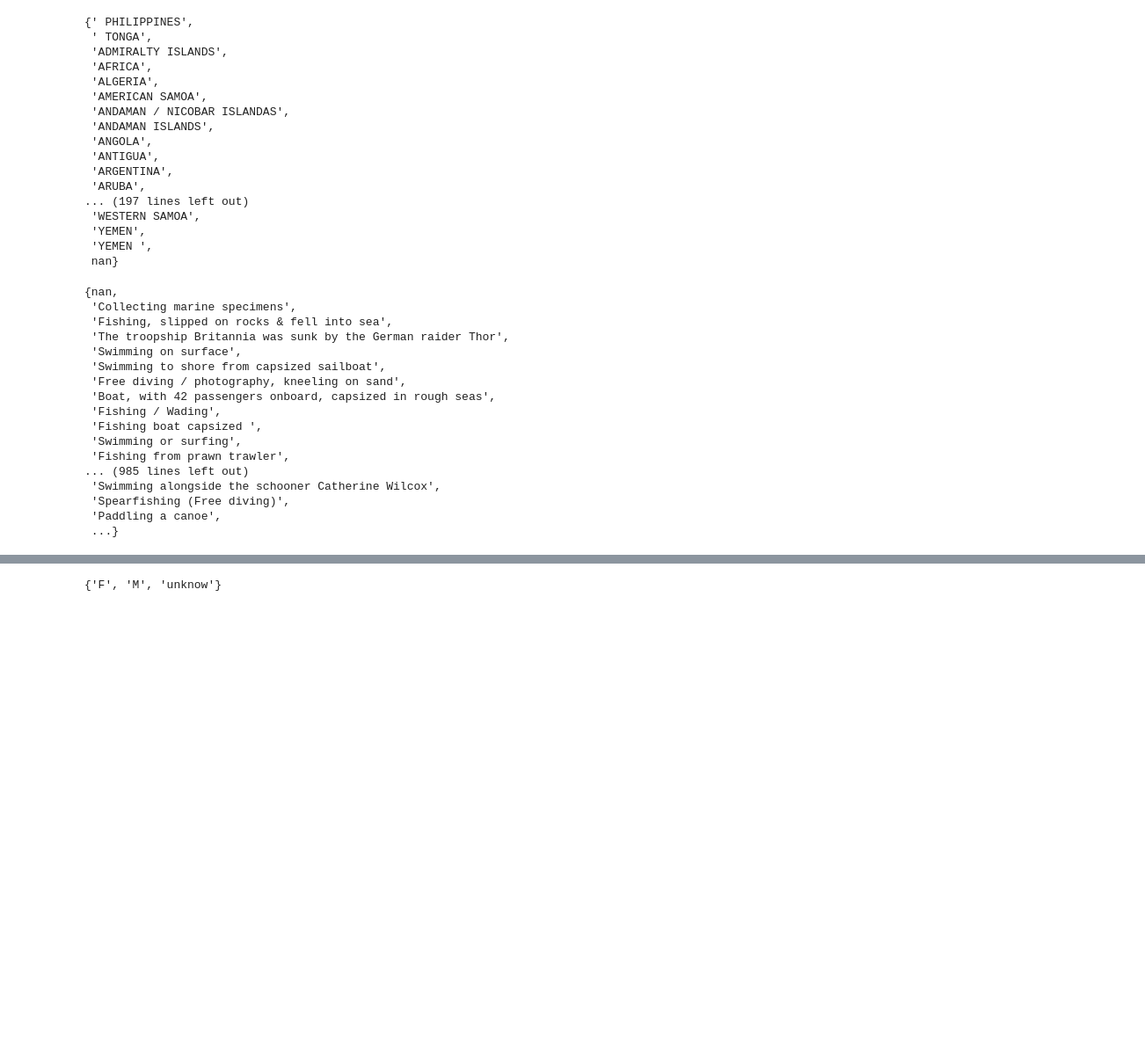
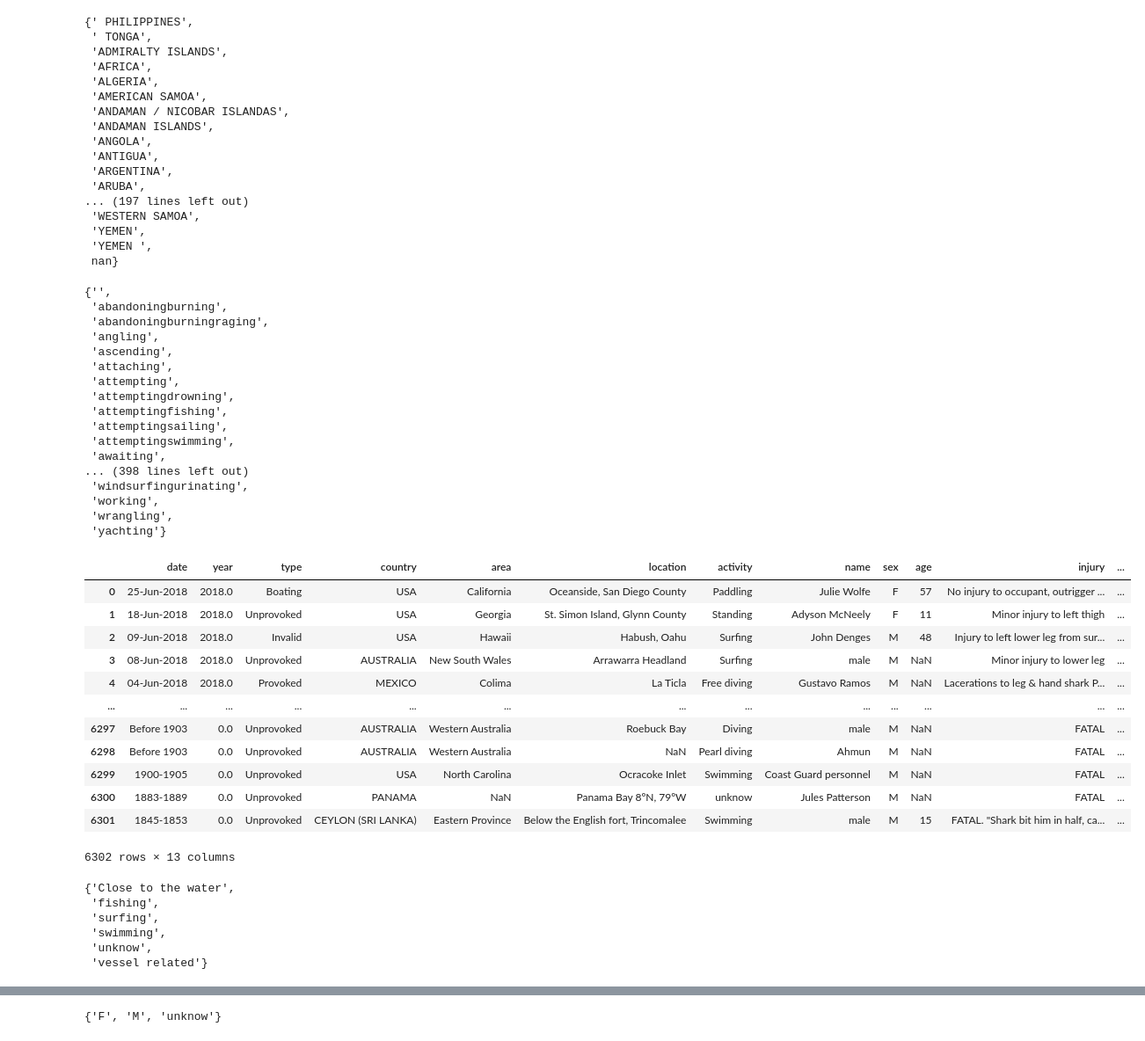
Before and after one commit to Gitfracto/data-cleaning-pandas, a Jupyter notebook: panditas.ipynb, the cells around one changed output, grey strips where cells are left out. Shown at 88% size. Drawn from its saved outputs; the diff is of its cells as text; code cells hidden in the pictures; blank space fills up the shorter version.

Commit message:
tiburon_clean activities

```diff
--- a/panditas.ipynb
+++ b/panditas.ipynb
@@ -245,7 +245,7 @@ original_order               3
 dtype: int64
 # %%
 #I decided to drop all the columns that i wont use in my hypothesis
-tiburon_clean = tiburon_renamed.drop(["species","time","original_order","href","href_formula","pdf"],axis=1)
+tiburon_clean = tiburon_renamed.drop(["species","time","original_order","href","href_formula","pdf","investigator_or_source"],axis=1)
 # %%
 #By making these lines of code, I can erase all the columns and rows where all values are NaN
 tiburon_clean.dropna(axis=0, how='all',inplace=True)
@@ -322,23 +321,46 @@ set(list(tiburon_clean["country"].unique()))
  'YEMEN',
  'YEMEN ',
  nan}
+# %%
+tiburon_clean.activity.fillna("unknow",inplace=True)
+# %%
+def regex_activity(x):
+    return "".join(re.findall(r'\b(\w+ing)\b',x)).lower()
+# %%
+tiburon_clean["activity_verb"] = tiburon_clean.activity.apply(regex_activity)
 # %%
-set(list(tiburon_clean["activity"].unique()))
+set(list(tiburon_clean["activity_verb"].unique()))
 # %% [output]
-{nan,
- 'Collecting marine specimens',
- 'Fishing, slipped on rocks & fell into sea',
- 'The troopship Britannia was sunk by the German raider Thor',
- 'Swimming on surface',
- 'Swimming to shore from capsized sailboat',
- 'Free diving / photography, kneeling on sand',
- 'Boat, with 42 passengers onboard, capsized in rough seas',
- 'Fishing / Wading',
- 'Fishing boat capsized ',
- 'Swimming or surfing',
- 'Fishing from prawn trawler',
-... (985 lines left out)
- 'Swimming alongside the schooner Catherine Wilcox',
- 'Spearfishing (Free diving)',
- 'Paddling a canoe',
- ...}
+{'',
+ 'abandoningburning',
+ 'abandoningburningraging',
+ 'angling',
+ 'ascending',
+ 'attaching',
+ 'attempting',
+ 'attemptingdrowning',
+ 'attemptingfishing',
+ 'attemptingsailing',
+ 'attemptingswimming',
+ 'awaiting',
+... (398 lines left out)
+ 'windsurfingurinating',
+ 'working',
+ 'wrangling',
+ 'yachting'}
+# %%
+tiburon_clean
+# %% [output]
+|  | date | year | type | country | area | location | activity | name | sex | age | injury | ... |
+| 0 | 25-Jun-2018 | 2018.0 | Boating | USA | California | Oceanside, San Diego County | Paddling | Julie Wolfe | F | 57 | No injury to occupant, outrigger ... | ... |
+| 1 | 18-Jun-2018 | 2018.0 | Unprovoked | USA | Georgia | St. Simon Island, Glynn County | Standing | Adyson McNeely | F | 11 | Minor injury to left thigh | ... |
+| 2 | 09-Jun-2018 | 2018.0 | Invalid | USA | Hawaii | Habush, Oahu | Surfing | John Denges | M | 48 | Injury to left lower leg from sur... | ... |
+| 3 | 08-Jun-2018 | 2018.0 | Unprovoked | AUSTRALIA | New South Wales | Arrawarra Headland | Surfing | male | M | NaN | Minor injury to lower leg | ... |
+| 4 | 04-Jun-2018 | 2018.0 | Provoked | MEXICO | Colima | La Ticla | Free diving | Gustavo Ramos | M | NaN | Lacerations to leg & hand shark P... | ... |
+| ... | ... | ... | ... | ... | ... | ... | ... | ... | ... | ... | ... | ... |
+| 6297 | Before 1903 | 0.0 | Unprovoked | AUSTRALIA | Western Australia | Roebuck Bay | Diving | male | M | NaN | FATAL | ... |
+| 6298 | Before 1903 | 0.0 | Unprovoked | AUSTRALIA | Western Australia | NaN | Pearl diving | Ahmun | M | NaN | FATAL | ... |
+| 6299 | 1900-1905 | 0.0 | Unprovoked | USA | North Carolina | Ocracoke Inlet | Swimming | Coast Guard personnel | M | NaN | FATAL | ... |
+| 6300 | 1883-1889 | 0.0 | Unprovoked | PANAMA | NaN | Panama Bay 8ºN, 79ºW | unknow | Jules Patterson | M | NaN | FATAL | ... |
+| 6301 | 1845-1853 | 0.0 | Unprovoked | CEYLON (SRI LANKA) | Eastern Province | Below the English fort, Trincomalee | Swimming | male | M | 15 | FATAL. "Shark bit him in half, ca... | ... |
+6302 rows × 13 columns
@@ -344,0 +383,9 @@ set(list(tiburon_clean["activity"].unique()))
+# %%
+set(list(tiburon_clean["activity_verb2"].unique()))
+# %% [output]
+{'Close to the water',
+ 'fishing',
+ 'surfing',
+ 'swimming',
+ 'unknow',
+ 'vessel related'}
```
Also changed, not shown: parts of 7 cells of this notebook.
